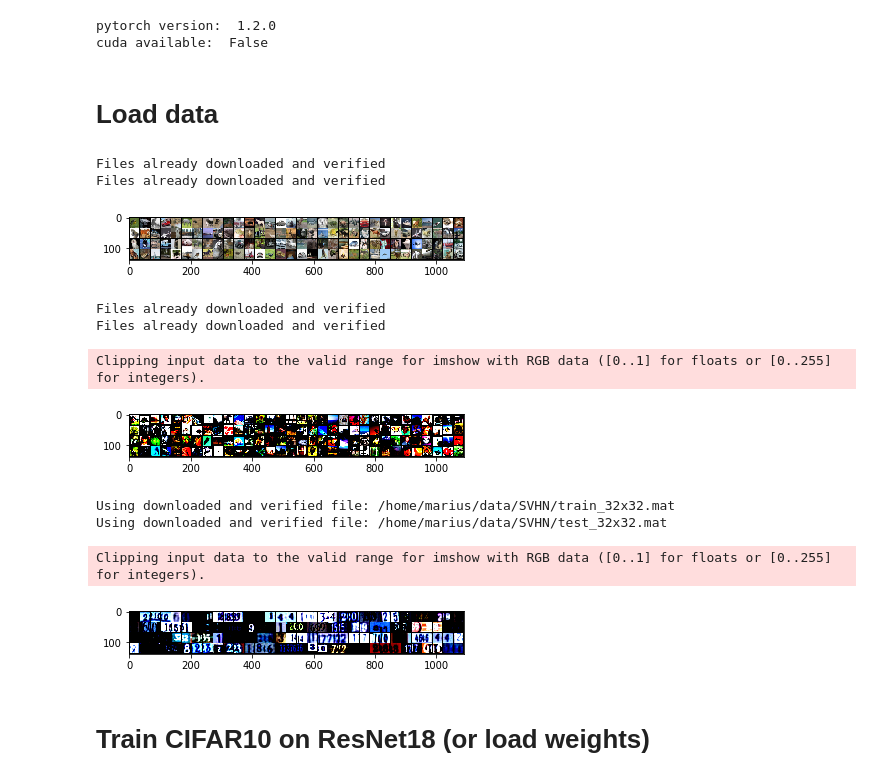
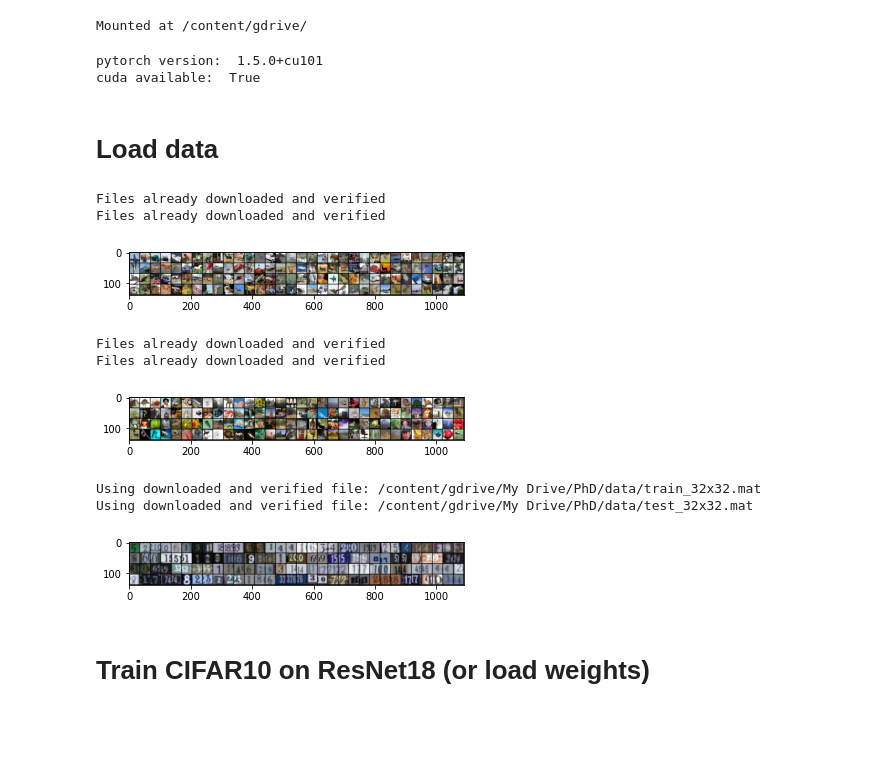
Before and after one commit to ross-Hr/master2020, a Jupyter notebook: 2019-10-Laplace_Bridge/exp/Exp2_LPA_resnet_CIFAR10.ipynb, the cells around one changed output. Saved outputs shown, nothing was run; the diff lists cells and outputs as text; code cells hidden in the pictures; blank space fills up the shorter version.

```diff
--- a/2019-10-Laplace_Bridge/exp/Exp2_LPA_resnet_CIFAR10.ipynb
+++ b/2019-10-Laplace_Bridge/exp/Exp2_LPA_resnet_CIFAR10.ipynb
@@ -1,3 +31,11 @@
+# %%
+from google.colab import drive
+drive.mount('/content/gdrive/', force_remount=True)
+
+import sys
+sys.path.append('/content/gdrive/My Drive/PhD/')
+# %% [output]
+Mounted at /content/gdrive/
 # %%
 import torch
 import time
@@ -10,7 +48,7 @@ import numpy as np
 from sklearn.utils import shuffle as skshuffle
 from math import *
 from backpack import backpack, extend
-from backpack.extensions import KFAC
+from backpack.extensions import KFAC, DiagHessian
 from sklearn.metrics import roc_auc_score
 import scipy
 from tqdm import tqdm, trange
@@ -21,45 +59,21 @@ from DirLPA_utils import *
 print("pytorch version: ", torch.__version__)
 print("cuda available: ", torch.cuda.is_available())
 
-s = 123
+s = 127
 np.random.seed(s)
 torch.manual_seed(s)
 torch.cuda.manual_seed(s)
 torch.backends.cudnn.deterministic = True
+torch.backends.cudnn.benchmark = False
 # %% [output]
-pytorch version:  1.2.0
-cuda available:  False
+pytorch version:  1.5.0+cu101
+cuda available:  True
 # %% [markdown]
 # Load data
 # %%
 BATCH_SIZE_TRAIN_CIFAR10 = 128
 BATCH_SIZE_TEST_CIFAR10 = 128
-# %%
-def get_accuracy(output, targets):
-    """Helper function to print the accuracy"""
-    predictions = output.argmax(dim=1, keepdim=True).view_as(targets)
-    return predictions.eq(targets).float().mean().item()
-
-def imshow(img):
-    #img = img / 2 + 0.5     # unnormalize
-    npimg = img.numpy()
-    plt.imshow(np.transpose(npimg, (1, 2, 0)))
-    plt.show()
 # %%
-"""
-transform_train = transforms.Compose([
-    transforms.RandomCrop(32, padding=4),
-    transforms.RandomHorizontalFlip(),
-    transforms.ToTensor(),
-    transforms.Normalize((0.4914, 0.4822, 0.4465), (0.2023, 0.1994, 0.2010)),
-])
-
-transform_test = transforms.Compose([
-    transforms.ToTensor(),
-    transforms.Normalize((0.4914, 0.4822, 0.4465), (0.2023, 0.1994, 0.2010)),
-])
-"""
-
 transform_base = [transforms.ToTensor()]
 
 transform_train = transforms.Compose([
@@ -70,10 +84,12 @@ transform_train = transforms.Compose([
 transform_test = transforms.Compose(transform_base)
 transform_train = transforms.RandomChoice([transform_train, transform_test])
 
-CIFAR10_trainset = torchvision.datasets.CIFAR10(root='~/data/cifar10', train=True, download=True, transform=transform_train)
+#~/data/cifar10
+CIFAR10_trainset = torchvision.datasets.CIFAR10(root='/content/gdrive/My Drive/PhD/data', train=True, download=True, transform=transform_train)
 CIFAR10_train_loader = torch.utils.data.DataLoader(CIFAR10_trainset, batch_size=BATCH_SIZE_TRAIN_CIFAR10, shuffle=True, num_workers=2)
 
-CIFAR10_testset = torchvision.datasets.CIFAR10(root='~/data/cifar10', train=False, download=True, transform=transform_test)
+#~/data/cifar10
+CIFAR10_testset = torchvision.datasets.CIFAR10(root='/content/gdrive/My Drive/PhD/data', train=False, download=True, transform=transform_test)
 CIFAR10_test_loader = torch.utils.data.DataLoader(CIFAR10_testset, batch_size=BATCH_SIZE_TEST_CIFAR10, shuffle=False, num_workers=2)
 
 classes = ('plane', 'car', 'bird', 'cat', 'deer', 'dog', 'frog', 'horse', 'ship', 'truck')
@@ -85,18 +101,19 @@ imshow(torchvision.utils.make_grid(images, nrow=nrow))
 # %% [output]
 Files already downloaded and verified
 Files already downloaded and verified
-[figure, old version]
+[figure, new version]
 # %%
 #load in CIFAR100
 BATCH_SIZE_TRAIN_CIFAR100 = 128
 BATCH_SIZE_TEST_CIFAR100 = 128
 
-CIFAR100_train = torchvision.datasets.CIFAR100(root='~/data/cifar100', train=True,
+#'~/data/cifar100'
+CIFAR100_train = torchvision.datasets.CIFAR100(root='/content/gdrive/My Drive/PhD/data', train=True,
                                        download=True, transform=transform_train)
 CIFAR100_train_loader = torch.utils.data.DataLoader(CIFAR100_train, batch_size=BATCH_SIZE_TRAIN_CIFAR100,
                                          shuffle=False)
-
-CIFAR100_test = torchvision.datasets.CIFAR100(root='~/data/cifar100', train=False,
+#'~/data/cifar100'
+CIFAR100_test = torchvision.datasets.CIFAR100(root='/content/gdrive/My Drive/PhD/data', train=False,
                                        download=True, transform=transform_test)
 CIFAR100_test_loader = torch.utils.data.DataLoader(CIFAR100_test, batch_size=BATCH_SIZE_TEST_CIFAR100,
                                          shuffle=False)
@@ -126,31 +143,31 @@ imshow(torchvision.utils.make_grid(images, nrow=nrow))
 # %% [output]
 Files already downloaded and verified
 Files already downloaded and verified
-Clipping input data to the valid range for imshow with RGB data ([0..1] for floats or [0..255] for integers).
-[figure, old version]
+[figure, new version]
 # %%
 # load SVHN
 BATCH_SIZE_TRAIN_SVHN = 128
 BATCH_SIZE_TEST_SVHN = 128
 
-train_data_SVHN = torchvision.datasets.SVHN('~/data/SVHN', split='train',
+#'~/data/SVHN'
+train_data_SVHN = torchvision.datasets.SVHN('/content/gdrive/My Drive/PhD/data', split='train',
                              download=True, transform=transform_train)
 
-test_data_SVHN = torchvision.datasets.SVHN('~/data/SVHN', split='test',
+#'~/data/SVHN'
+test_data_SVHN = torchvision.datasets.SVHN('/content/gdrive/My Drive/PhD/data', split='test',
                              download=True, transform=transform_test)
 
 SVHN_train_loader = torch.utils.data.DataLoader(test_data_SVHN, batch_size=BATCH_SIZE_TRAIN_SVHN)
 SVHN_test_loader = torch.utils.data.DataLoader(test_data_SVHN, batch_size=BATCH_SIZE_TEST_SVHN)
 
 dataiter = iter(SVHN_train_loader)
 images, labels = dataiter.next()
 nrow = int(BATCH_SIZE_TRAIN_SVHN/4)
 imshow(torchvision.utils.make_grid(images, nrow=nrow))
 # %% [output]
-Using downloaded and verified file: /home/marius/data/SVHN/train_32x32.mat
-Using downloaded and verified file: /home/marius/data/SVHN/test_32x32.mat
+Using downloaded and verified file: /content/gdrive/My Drive/PhD/data/train_32x32.mat
+Using downloaded and verified file: /content/gdrive/My Drive/PhD/data/test_32x32.mat
-Clipping input data to the valid range for imshow with RGB data ([0..1] for floats or [0..255] for integers).
-[figure, old version]
+[figure, new version]
 # %% [markdown]
 # Train CIFAR10 on ResNet18 (or load weights)
 # %%
```
Also changed, not shown: parts of 45 cells of this notebook, 55 other files.
